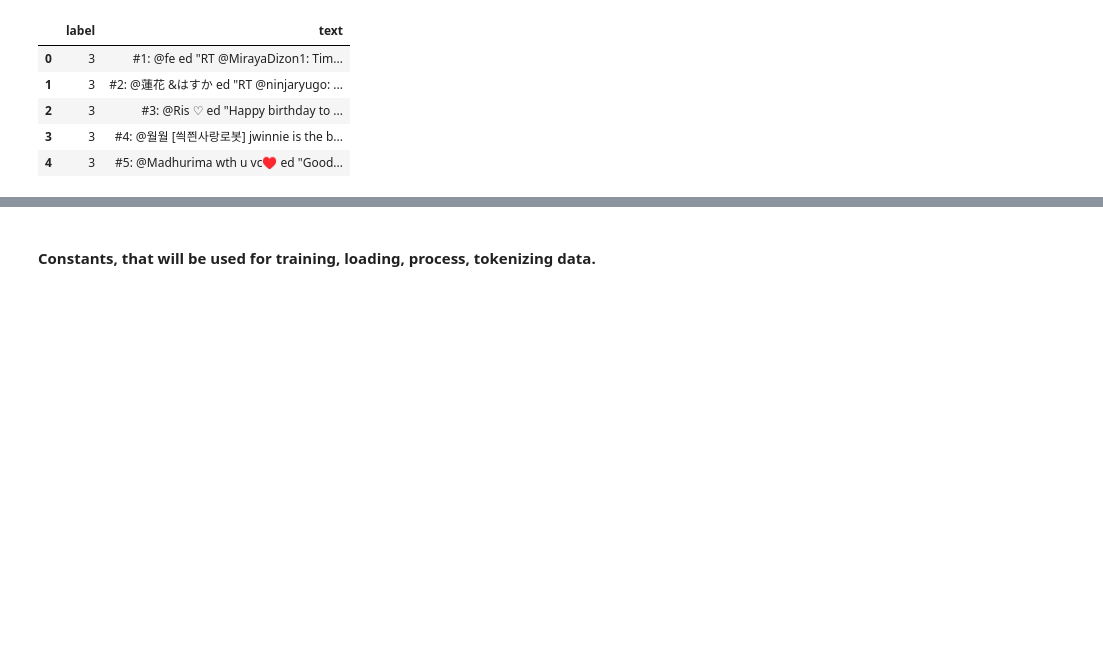
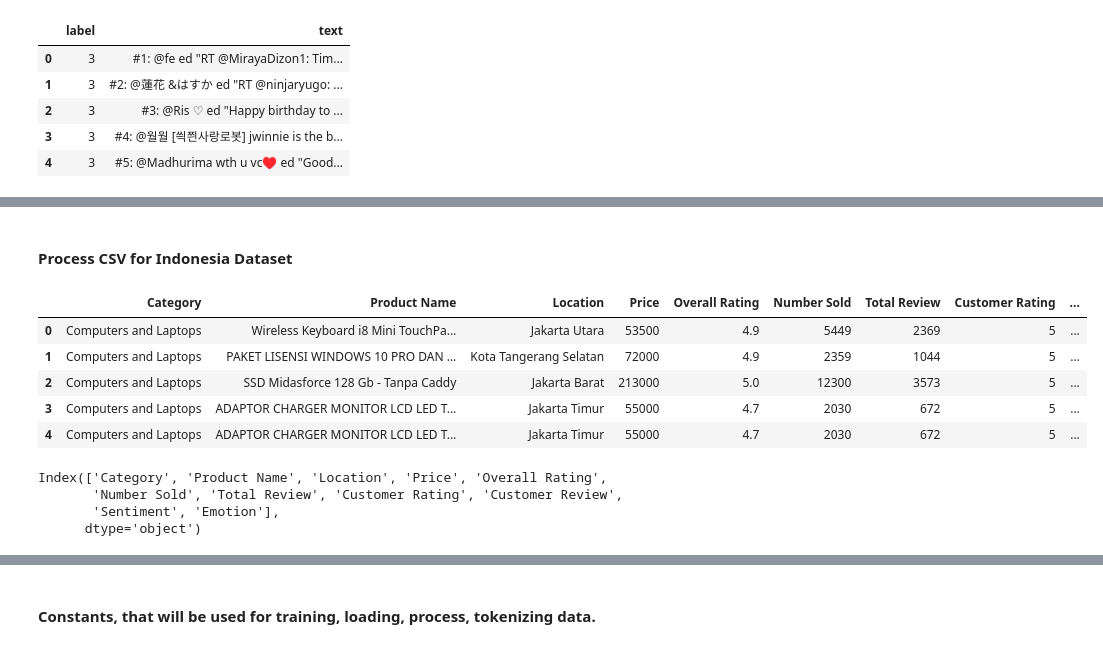
Before and after one commit to wllchrst/prethesis-experiments, a Jupyter notebook: Experiments/January17th/supervised_learning_experiments.ipynb, the cells around one changed output, grey strips where cells are left out. Cells and saved outputs as stored; diff of their text form; code cells hidden in the pictures; blank space fills up the shorter version.

Commit message:
feat: process data for indo review

```diff
--- a/Experiments/January17th/supervised_learning_experiments.ipynb
+++ b/Experiments/January17th/supervised_learning_experiments.ipynb
@@ -118,2 +136,21 @@ df.head()
 # %%
 df.to_csv("process_data.csv")
+# %% [markdown]
+#### Process CSV for Indonesia Dataset
+# %%
+df_indo = pd.read_csv('./PRDECT-ID Dataset.csv')
+df_indo.head()
+# %% [output]
+|  | Category | Product Name | Location | Price | Overall Rating | Number Sold | Total Review | Customer Rating | ... |
+| 0 | Computers and Laptops | Wireless Keyboard i8 Mini TouchPa... | Jakarta Utara | 53500 | 4.9 | 5449 | 2369 | 5 | ... |
+| 1 | Computers and Laptops | PAKET LISENSI WINDOWS 10 PRO DAN ... | Kota Tangerang Selatan | 72000 | 4.9 | 2359 | 1044 | 5 | ... |
+| 2 | Computers and Laptops | SSD Midasforce 128 Gb - Tanpa Caddy | Jakarta Barat | 213000 | 5.0 | 12300 | 3573 | 5 | ... |
+| 3 | Computers and Laptops | ADAPTOR CHARGER MONITOR LCD LED T... | Jakarta Timur | 55000 | 4.7 | 2030 | 672 | 5 | ... |
+| 4 | Computers and Laptops | ADAPTOR CHARGER MONITOR LCD LED T... | Jakarta Timur | 55000 | 4.7 | 2030 | 672 | 5 | ... |
+# %%
+df_indo.columns
+# %% [output]
+Index(['Category', 'Product Name', 'Location', 'Price', 'Overall Rating',
+       'Number Sold', 'Total Review', 'Customer Rating', 'Customer Review',
+       'Sentiment', 'Emotion'],
+      dtype='object')
```
Also changed, not shown: parts of 8 cells of this notebook, 3 other files.
